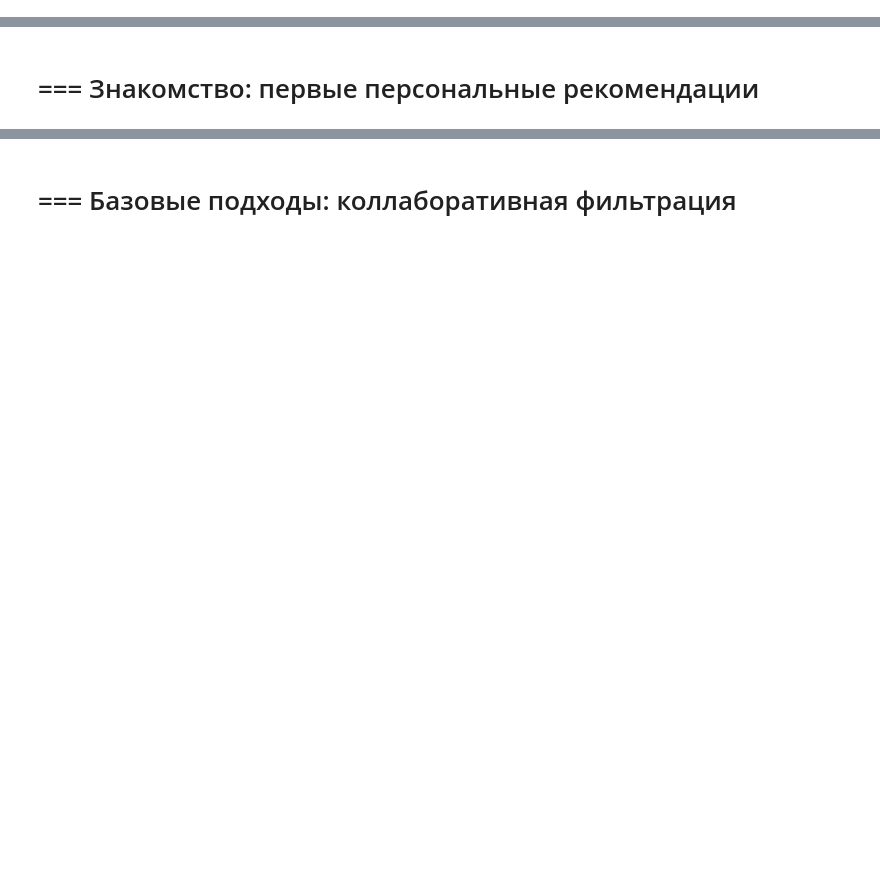
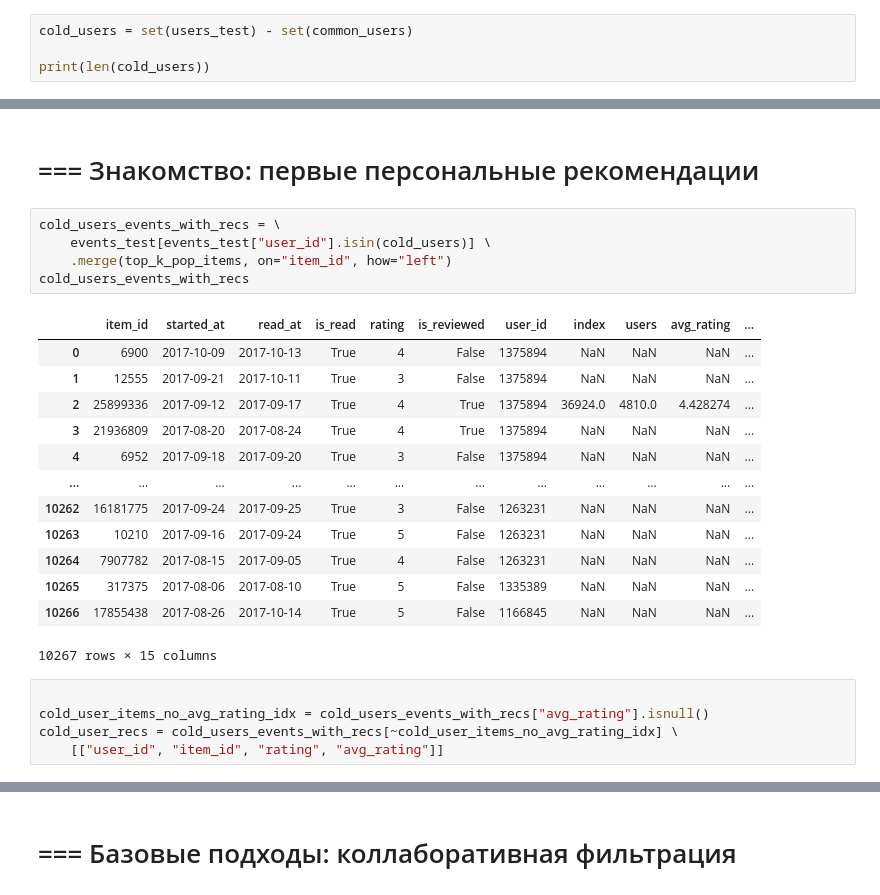
Before and after one commit to ujhmaster/mle-recsys-start, a Jupyter notebook: main_offline.ipynb, the cells around one changed output, grey strips where cells are left out. Saved outputs shown, nothing was run; the diff lists cells and outputs as text; blank space fills up the shorter version.

```diff
--- a/main_offline.ipynb
+++ b/main_offline.ipynb
@@ -23,0 +41,4 @@ events = pd.read_parquet("events.par")
+# %%
+cold_users = set(users_test) - set(common_users)
+
+print(len(cold_users))
@@ -24,2 +99,26 @@ events = pd.read_parquet("events.par")
 # %% [markdown]
 # === Знакомство: первые персональные рекомендации
+# %%
+cold_users_events_with_recs = \
+    events_test[events_test["user_id"].isin(cold_users)] \
+    .merge(top_k_pop_items, on="item_id", how="left")
+cold_users_events_with_recs
+# %% [output]
+|  | item_id | started_at | read_at | is_read | rating | is_reviewed | user_id | index | users | avg_rating | ... |
+| 0 | 6900 | 2017-10-09 | 2017-10-13 | True | 4 | False | 1375894 | NaN | NaN | NaN | ... |
+| 1 | 12555 | 2017-09-21 | 2017-10-11 | True | 3 | False | 1375894 | NaN | NaN | NaN | ... |
+| 2 | 25899336 | 2017-09-12 | 2017-09-17 | True | 4 | True | 1375894 | 36924.0 | 4810.0 | 4.428274 | ... |
+| 3 | 21936809 | 2017-08-20 | 2017-08-24 | True | 4 | True | 1375894 | NaN | NaN | NaN | ... |
+| 4 | 6952 | 2017-09-18 | 2017-09-20 | True | 3 | False | 1375894 | NaN | NaN | NaN | ... |
+| ... | ... | ... | ... | ... | ... | ... | ... | ... | ... | ... | ... |
+| 10262 | 16181775 | 2017-09-24 | 2017-09-25 | True | 3 | False | 1263231 | NaN | NaN | NaN | ... |
+| 10263 | 10210 | 2017-09-16 | 2017-09-24 | True | 5 | False | 1263231 | NaN | NaN | NaN | ... |
+| 10264 | 7907782 | 2017-08-15 | 2017-09-05 | True | 4 | False | 1263231 | NaN | NaN | NaN | ... |
+| 10265 | 317375 | 2017-08-06 | 2017-08-10 | True | 5 | False | 1335389 | NaN | NaN | NaN | ... |
+| 10266 | 17855438 | 2017-08-26 | 2017-10-14 | True | 5 | False | 1166845 | NaN | NaN | NaN | ... |
+10267 rows × 15 columns
+# %%
+
+cold_user_items_no_avg_rating_idx = cold_users_events_with_recs["avg_rating"].isnull()
+cold_user_recs = cold_users_events_with_recs[~cold_user_items_no_avg_rating_idx] \
+    [["user_id", "item_id", "rating", "avg_rating"]]
```
Also changed, not shown: parts of 16 cells of this notebook, 2 other files.
